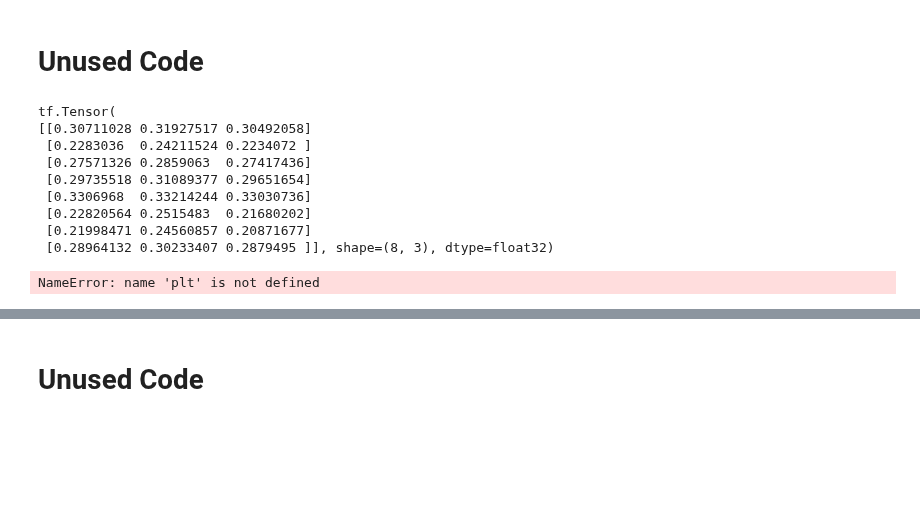
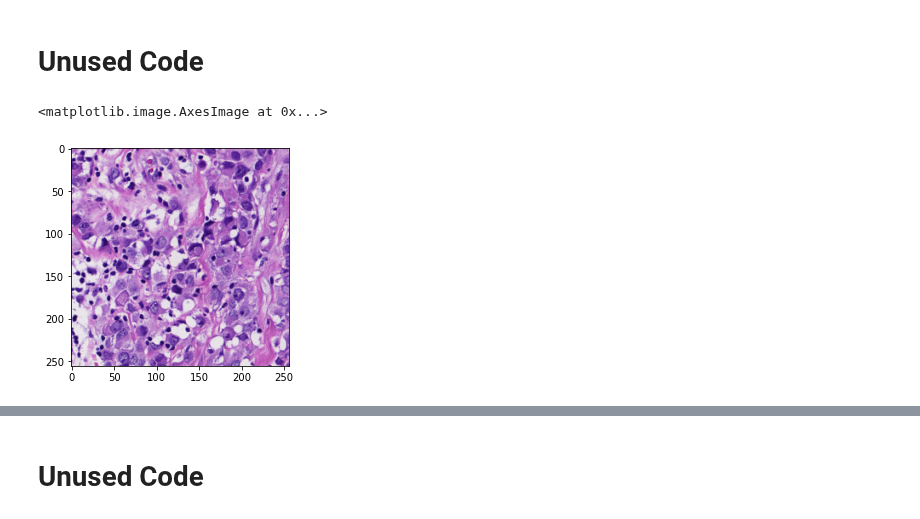
Before and after one commit to tobeor3009/CNN_total, a Jupyter notebook: cycle_gan_inceptionv3_gpu_0.ipynb, the cells around one changed output, grey strips where cells are left out. Saved outputs shown, nothing was run; the diff lists cells and outputs as text; code cells hidden in the pictures; blank space fills up the shorter version.

```diff
--- a/cycle_gan_inceptionv3_gpu_0.ipynb
+++ b/cycle_gan_inceptionv3_gpu_0.ipynb
@@ -26,10 +26,10 @@ from glob import glob
 
 task = "cycle_gan"
 data_set_name = "HE_IHC_dataset"
-batch_size = 8
+batch_size = 2
 on_memory = False
-argumentation_proba = 0.8
-target_size = (256,256)
+argumentation_proba = 0
+target_size = (512, 512)
 interpolation = "bilinear"
 class_mode = "binary"
 # class_mode = "categorical"
@@ -224,6 +224,10 @@ KeyboardInterrupt:
 # Unused Code
 # %%
 image_array, target_image_array = train_data_loader[0]
+# %%
+source_array = image_array[0]
+source_array = (source_array + 1) * 127.5
+source_array = source_array.astype("uint8")
 # %%
 converted = generator_G(image_array)[0]
 converted = np.array(converted)
@@ -233,45 +237,3 @@ converted = converted.astype("uint8")
 temp_array = image_array[0]
 temp_array = (temp_array + 1) * 127.5
 temp_array = temp_array.astype("uint8")
-# %%
-from tensorflow.keras import backend as K
-
-beta=0.7
-CHANNEL_WEIGHTED_AXIS=[1,2]
-smooth=K.epsilon()
-
-alpha = 1 - beta
-
-y_true = tf.constant(image_array)
-y_pred = tf.constant(image_array)
-
-y_true = (y_true + 1 + smooth) / 2
-y_pred = (y_pred + 1 + smooth) / 2
-
-prevalence_per_channel = K.mean(y_true, axis=CHANNEL_WEIGHTED_AXIS)
-
-weight_per_channel = 1 / prevalence_per_channel
-weight_per_channel_sum = K.sum(weight_per_channel, axis=-1)
-weight_per_channel_sum = tf.expand_dims(weight_per_channel_sum, axis=-1)
-weight_per_channel = weight_per_channel / weight_per_channel_sum
-
-tp = K.sum(y_true * y_pred, axis=CHANNEL_WEIGHTED_AXIS)
-fp = K.sum(y_pred, axis=CHANNEL_WEIGHTED_AXIS) - tp
-fn = K.sum(y_true, axis=CHANNEL_WEIGHTED_AXIS) - tp
-
-channel_weighted_dice_loss = (tp + smooth) / (tp + alpha * fn + beta * fp + smooth) * \
-    (smooth + weight_per_channel)
-
-print(channel_weighted_dice_loss)
-
-channel_weighted_dice_loss = K.mean(channel_weighted_dice_loss)
-# %% [output]
-tf.Tensor(
-[[0.30711028 0.31927517 0.30492058]
- [0.2283036  0.24211524 0.2234072 ]
- [0.27571326 0.2859063  0.27417436]
- [0.29735518 0.31089377 0.29651654]
- [0.3306968  0.33214244 0.33030736]
- [0.22820564 0.2515483  0.21680202]
- [0.21998471 0.24560857 0.20871677]
- [0.28964132 0.30233407 0.2879495 ]], shape=(8, 3), dtype=float32)
@@ -297,4 +239,0 @@ channel_weighted_dice_loss = K.mean(mse_loss)
-# %%
-plt.imshow(converted)
-# %% [output]
-NameError: name 'plt' is not defined
@@ -400,0 +240,7 @@ def train_step(batch_data):
+# %%
+from matplotlib import pyplot as plt
+
+plt.imshow(source_array)
+# %% [output]
+<matplotlib.image.AxesImage at 0x...>
+[figure, added]
```
Also changed, not shown: parts of 7 cells of this notebook, 2 other files.
